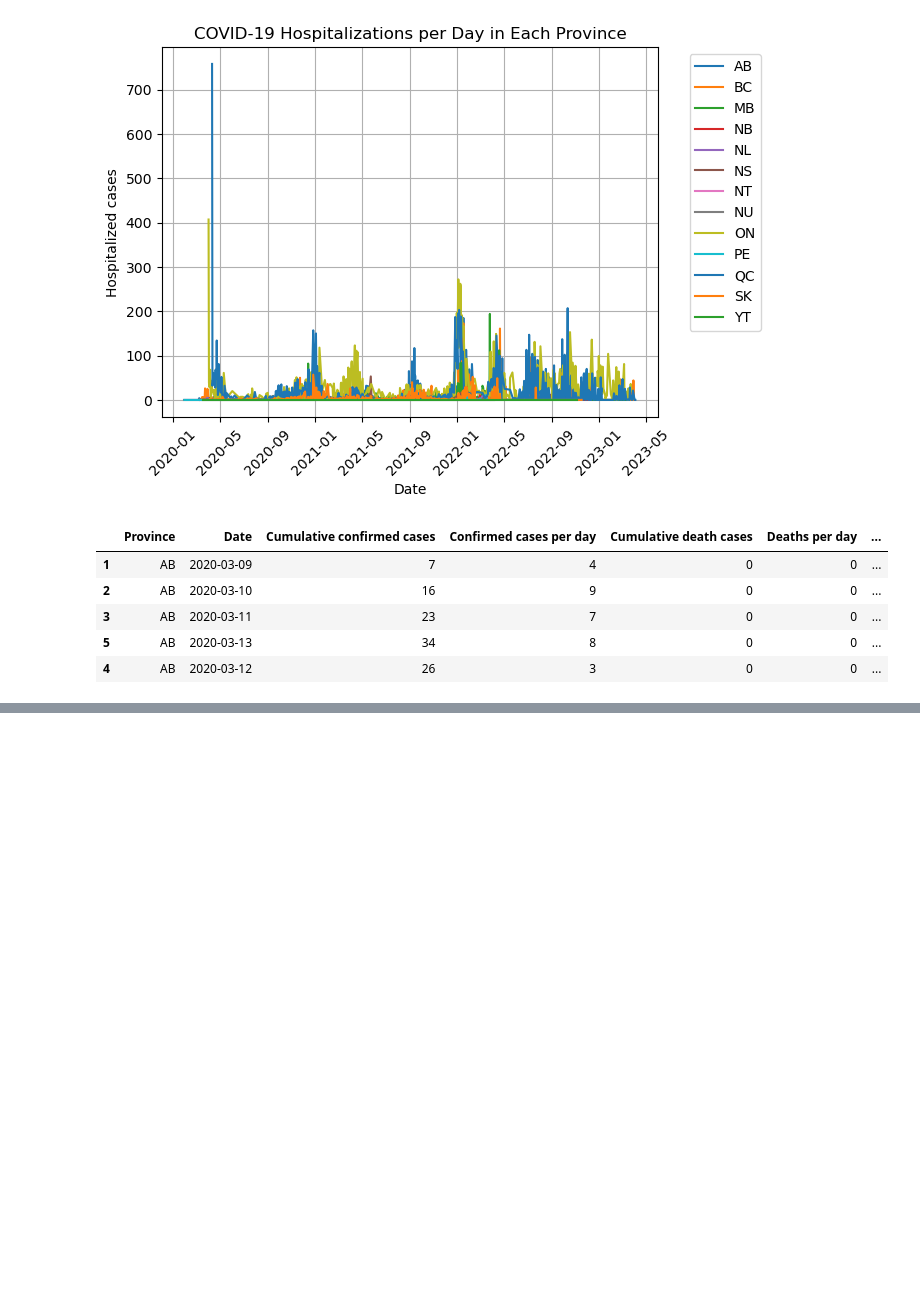
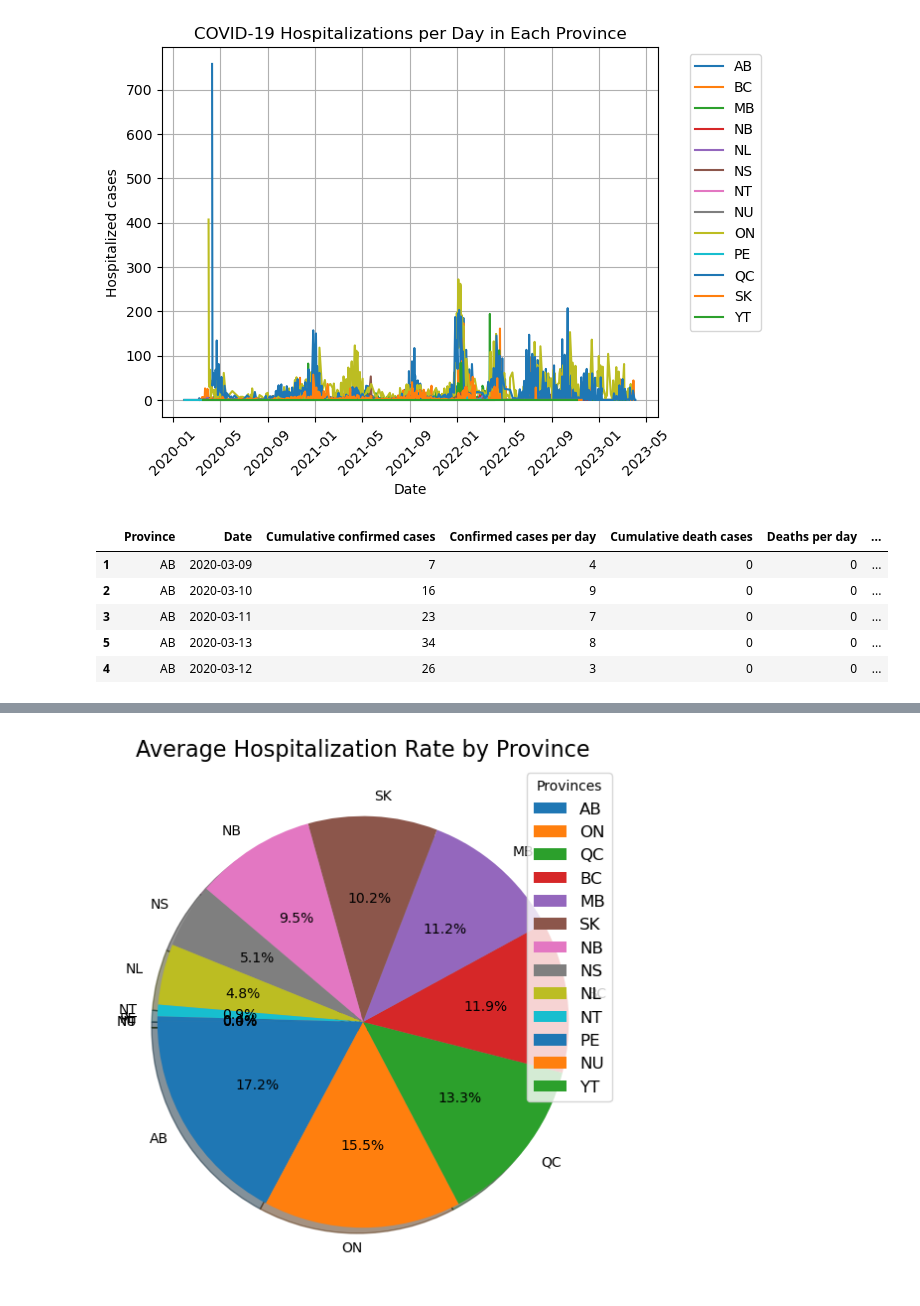
Before and after one commit to svafaeva93/Covid19AnalysisCanada, a Jupyter notebook: Data_visualization_API.ipynb, the cells around one changed output, grey strips where cells are left out. Saved outputs shown, nothing was run; the diff lists cells and outputs as text; code cells hidden in the pictures; blank space fills up the shorter version.

```diff
--- a/Data_visualization_API.ipynb
+++ b/Data_visualization_API.ipynb
@@ -540,6 +538,14 @@ plt.show()
 [figure]
 # %%
 covid_dataframe_df['Hospitalization Rate'] = round(((covid_dataframe_df['Cumulative hospitalizations cases'] / covid_dataframe_df['Cumulative confirmed cases']) * 100), 3)
+covid_dataframe_df['Hospitalization Rate'] = covid_dataframe_df['Hospitalization Rate'].fillna(0)
+
+# Check for invalid values
+invalid_rates = covid_dataframe_df[covid_dataframe_df['Hospitalization Rate'] < 0]
+if len(invalid_rates) > 0:
+    print("Warning: Found rows with invalid hospitalization rates!")
+    print(invalid_rates)
+
 covid_dataframe_df=covid_dataframe_df.sort_values("Hospitalization Rate", ascending=False)
 covid_dataframe_df.head()
 # %% [output]
@@ -549,3 +555,10 @@ covid_dataframe_df.head()
 | 3 | AB | 2020-03-11 | 23 | 7 | 0 | 0 | ... |
 | 5 | AB | 2020-03-13 | 34 | 8 | 0 | 0 | ... |
 | 4 | AB | 2020-03-12 | 26 | 3 | 0 | 0 | ... |
+# %%
+average_hosp_rate = covid_dataframe_df.groupby('Province').agg({'Hospitalization Rate': 'mean'})
+
+average_hosp_rate = average_hosp_rate.rename(columns={"Hospitalization Rate": "Average Hospitalization Rate"})
+average_hosp_rate=pd.DataFrame(average_hosp_rate)
+average_hosp_rate = average_hosp_rate.sort_values("Average Hospitalization Rate",ascending=False)
+average_hosp_rate.head()
@@ -551,0 +573,10 @@ covid_dataframe_df.head()
+# %%
+fig, ax = plt.subplots(figsize=(6, 6))
+plt.pie(average_hosp_rate["Average Hospitalization Rate"], labels = average_hosp_rate.index,autopct="%1.1f%%",shadow=True, startangle=180)
+plt.title('Average Hospitalization Rate by Province', fontsize=16)
+plt.legend(title='Provinces', loc='best', fontsize=12)
+plt.tight_layout(pad=2)
+plt.savefig("Graphs/hosp_rate.png")
+plt.show()
+# %% [output]
+[figure, added]
```
Also changed, not shown: parts of 3 cells of this notebook, 3 other files.
